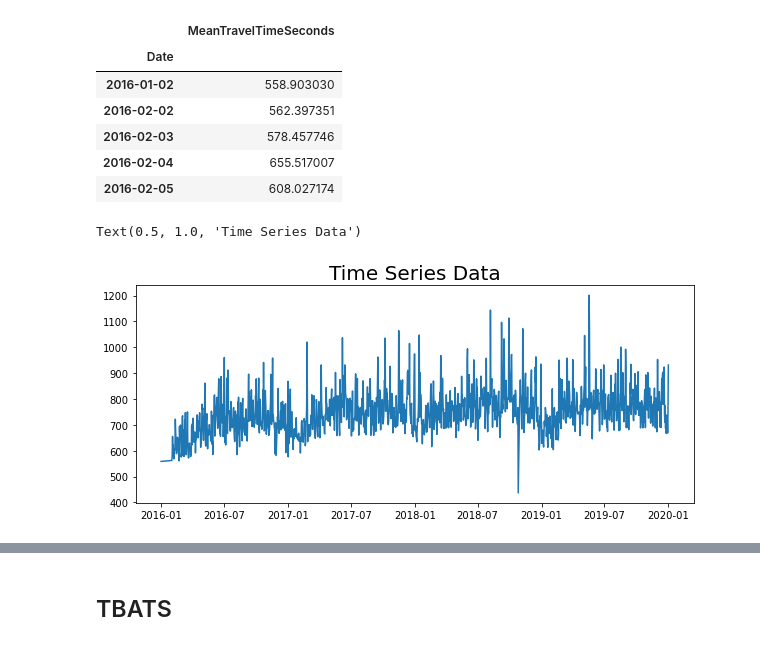
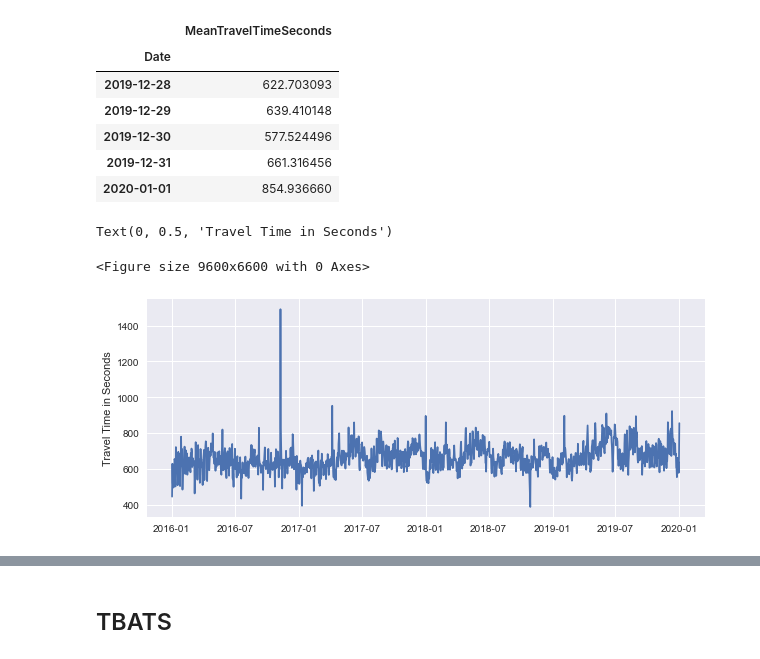
Before and after one commit to DaScheuer/UberMovementData, a Jupyter notebook: TBATS Test.ipynb, the cells around one changed output, grey strips where cells are left out. Saved outputs shown, nothing was run; the diff lists cells and outputs as text; code cells hidden in the pictures.

```diff
--- a/TBATS Test.ipynb
+++ b/TBATS Test.ipynb
@@ -6,12 +6,15 @@ import matplotlib.pyplot as plt
 from tbats import TBATS, BATS
 from pmdarima import auto_arima
 from statsmodels.tsa.seasonal import seasonal_decompose
+from scipy import signal, fftpack
+import seaborn as sns
+plt.style.use('seaborn')
 # %%
 def parser(s):
     return datetime.strptime(s, '%Y-%m-%d')
 # %%
 #read data
-df = pd.read_csv(r'C:\Users\I539797\Documents\Thesis\Datasets\Formatted Datasets\formatted_pittsburgh.csv', parse_dates=[0], index_col=0, squeeze=True, date_parser=parser)
+df = pd.read_csv(r'C:\Users\I539797\Documents\Thesis\Datasets\Formatted Datasets\formatted_stockholm.csv', parse_dates=[0], index_col=0, squeeze=True, date_parser=parser)
 df.head()
 # %% [output]
 |  | NumericIndex | OriginMovementID | DestinationMovementID | MeanTravelTimeSeconds | RangeLowerBoundTravelTimeSeconds | ... |
@@ -24,18 +27,22 @@ df.head()
 # %%
 y = pd.DataFrame(df.groupby('Date')['MeanTravelTimeSeconds'].mean()[:-90])
-y.head()
+y.tail()
+# y.to_csv('final_washingtondc.csv')
 # %% [output]
 |  | MeanTravelTimeSeconds |
 | Date |  |
-| 2016-01-02 | 558.903030 |
-| 2016-02-02 | 562.397351 |
-| 2016-02-03 | 578.457746 |
-| 2016-02-04 | 655.517007 |
-| 2016-02-05 | 608.027174 |
+| 2019-12-28 | 622.703093 |
+| 2019-12-29 | 639.410148 |
+| 2019-12-30 | 577.524496 |
+| 2019-12-31 | 661.316456 |
+| 2020-01-01 | 854.936660 |
 # %%
+plt.figure(dpi=1200)
 plt.figure(figsize=(10,4))
 plt.plot(y)
-plt.title('Time Series Data', fontsize=20)
+plt.title('', fontsize=20)
+plt.ylabel('Travel Time in Seconds')
 # %% [output]
-Text(0.5, 1.0, 'Time Series Data')
+Text(0, 0.5, 'Travel Time in Seconds')
+<Figure size 9600x6600 with 0 Axes>
-[figure, old version]
+[figure, new version]
```
Also changed, not shown: parts of 14 cells of this notebook, 2 other files.
